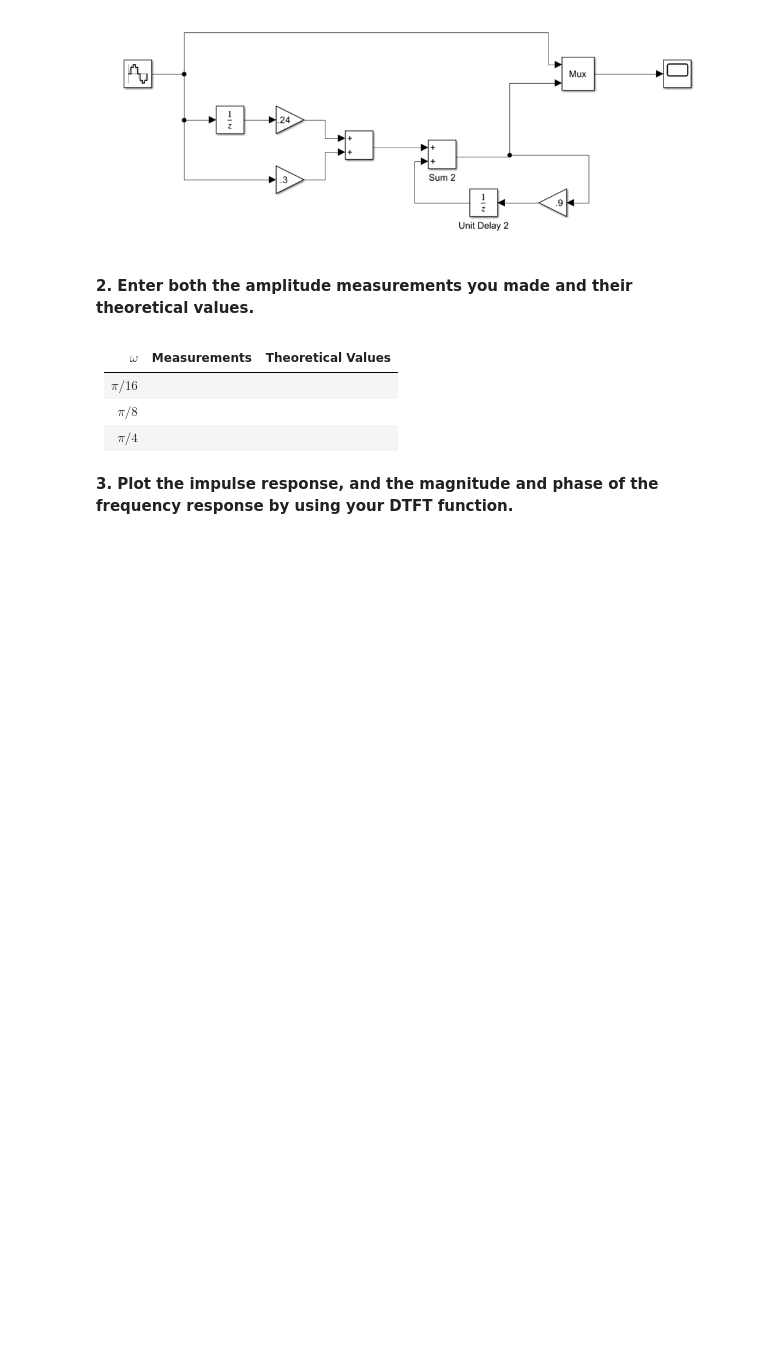
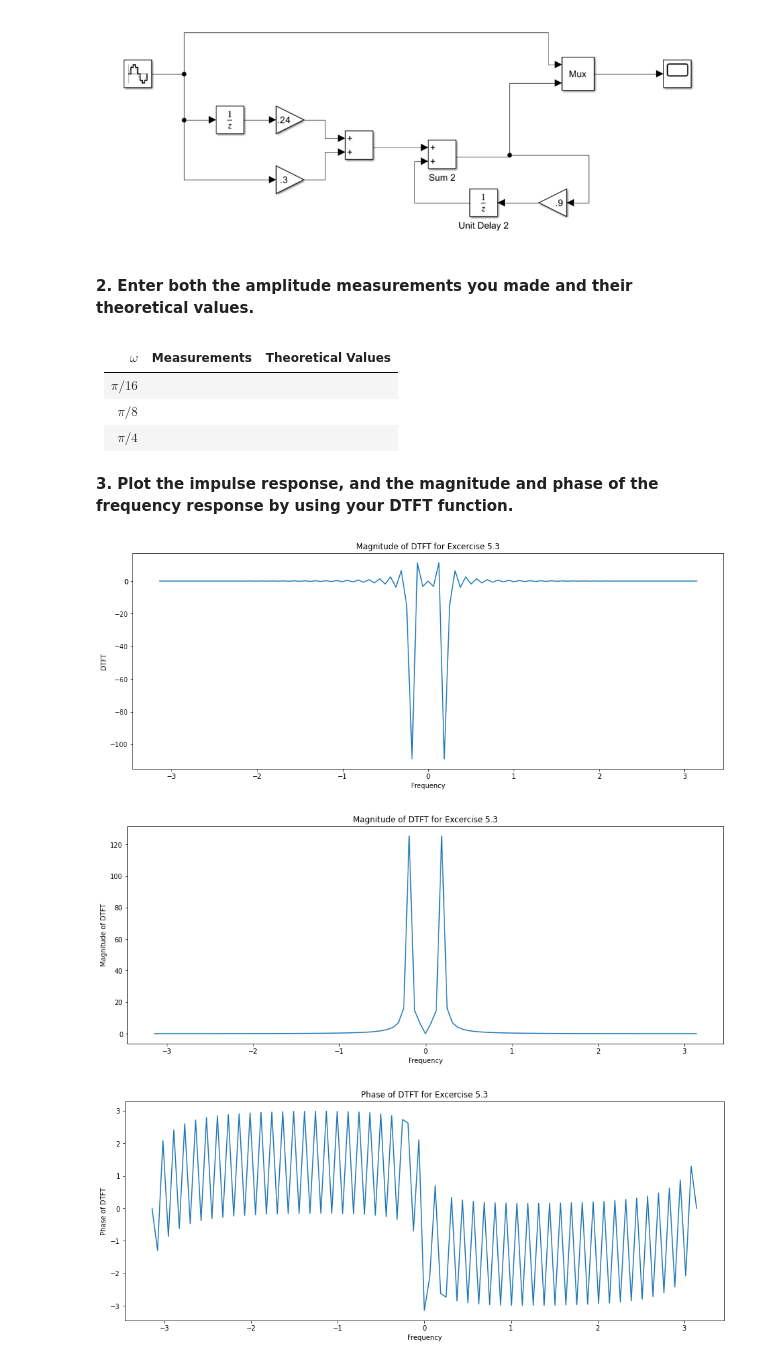
Before and after one commit to cdavin2/dsp_lab03, a Jupyter notebook: lab03_final_report.ipynb, the cells around one changed output. Cells and saved outputs as stored; diff of their text form; code cells hidden in the pictures; blank space fills up the shorter version.

```diff
--- a/lab03_final_report.ipynb
+++ b/lab03_final_report.ipynb
@@ -160,7 +186,7 @@ def DTFT(x, n0, w):
   N = len(w) # the length in frequency domain
   X = np.zeros(N).astype(np.complex64) # coding rule
 
-  for n in range(len(x)):
+  for n in range(N):
     X += x[n] * np.exp(-1j * w * (n + n0))
 
   return X
@@ -322,0 +347,50 @@ plt.show()
+# %%
+# write your code here
+def DTFT(x, n0, w):
+  # x is input signal
+  # n0 is starting index (aka shift)
+  # w frequency domain x axis
+
+  N = len(w) # the length in frequency domain
+  X = np.zeros(N).astype(np.complex64) # coding rule
+
+  for n in range(N):
+    X += x[n] * np.exp(-1j * w * (n + n0))
+
+  return X
+
+
+
+w = np.linspace(-np.pi, np.pi, 101)
+n = np.linspace(-50, 50, 101) # time domain x axis
+n0 = n[0] # n0 aka shift of n
+Xt_pi16 = np.sin(np.pi/16 * n)
+
+Xw_pi16 = DTFT(Xt_pi16, n0, w)
+Hw = .3 + .51 * (  (  np.exp(-1j*w)  )  /  (  1 - .9*np.exp(-1j*w)  )   )
+Yw = np.zeros(len(w)).astype(np.complex64)
+
+for i in range(len(w)):
+  Yw[i] = Xw_pi16[i] * Hw[i]
+
+plt.title("Magnitude of DTFT for Excercise 5.3")
+plt.xlabel("Frequency")
+plt.ylabel("DTFT")
+plt.plot(w, Yw)
+plt.show()
+
+plt.title("Magnitude of DTFT for Excercise 5.3")
+plt.xlabel("Frequency")
+plt.ylabel("Magnitude of DTFT")
+plt.plot(w, np.abs(Yw))
+plt.show()
+
+plt.title("Phase of DTFT for Excercise 5.3")
+plt.xlabel("Frequency")
+plt.ylabel("Phase of DTFT")
+plt.plot(w, np.angle(Yw))
+plt.show()
+# %% [output]
+[figure, added]
+[figure, added]
+[figure, added]
```
Also changed, not shown: parts of 7 cells of this notebook.
